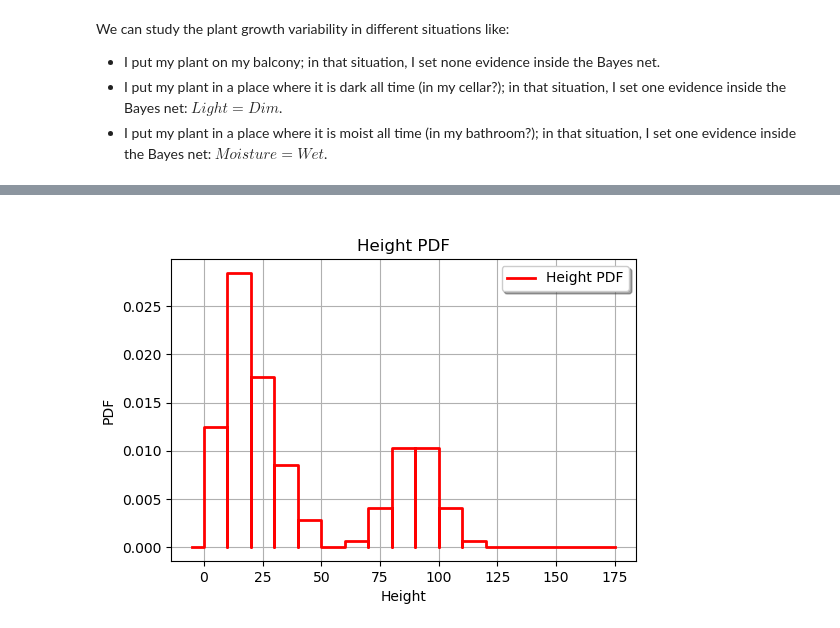
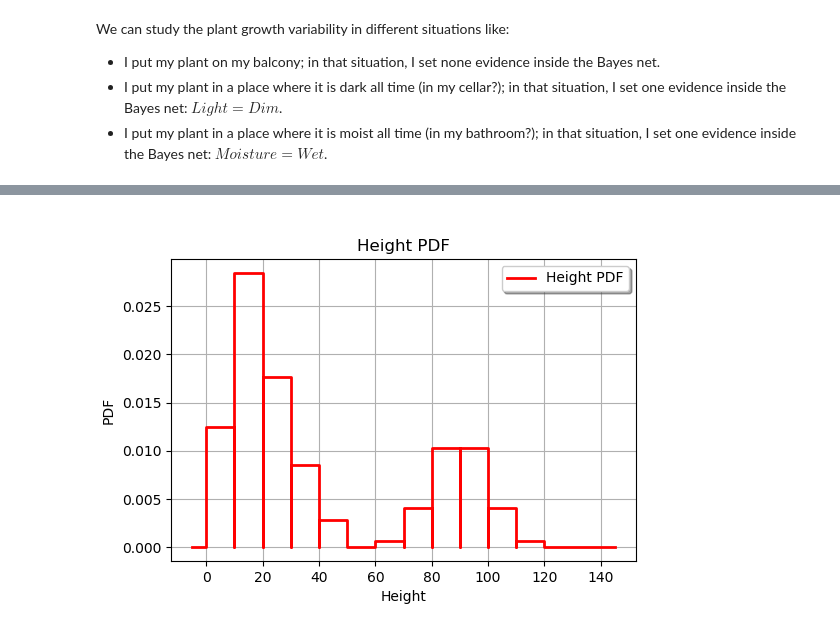
Before and after one commit to openturns/otagrum, a Jupyter notebook: python/doc/examples/plant_growth.ipynb, the cells around one changed output, grey strips where cells are left out. Saved outputs shown, nothing was run; the diff lists cells and outputs as text; code cells hidden in the pictures.

```diff
--- a/python/doc/examples/plant_growth.ipynb
+++ b/python/doc/examples/plant_growth.ipynb
@@ -51,14 +51,11 @@ $Height$ is a continuous variable which has to be discretized for the Bayes Net
 # light has 2 attributes : Dim and Bright
 light.addLabel("Dim")
 light.addLabel("Bright")
-lightSize = len(light.labels())
 
 # moisture has 2 attributes : Dry and Wet
 moisture.addLabel("Dry")
 moisture.addLabel("Wet")
-moistureSize = len(moisture.labels())
 
 # height is a discretized variable
-data = range(0, 180, 10)
-for i in data:
-    height.addTick(i)
+[height.addTick(i) for i in range(0, 150, 10)]
+height.domainSize()
@@ -155,9 +154,7 @@ We can study the plant growth variability in different situations like:
 # Variability of the plant growth on my balcony
 
 ie = gum.LazyPropagation(bn)
-h_pot = ie.posterior(indexHeight)
-
-h_dist = otagrum.Utils.FromPotential(h_pot)
+h_dist = otagrum.Utils.FromMarginal(ie.posterior("Height"))
 print("Probability (height > 40cm) = ", 1.0 - h_dist.computeCDF(40.0))
 h_dist.drawPDF()
 # %% [output]
@@ -165,4 +162,4 @@ Probability (height > 40cm) =  0.328571342575957
-[figure, old version]
+[figure, new version]
 # %%
 # Variability of the plant growth in my cellar
 
```
Also changed, not shown: parts of 7 cells of this notebook, 1 other file.
